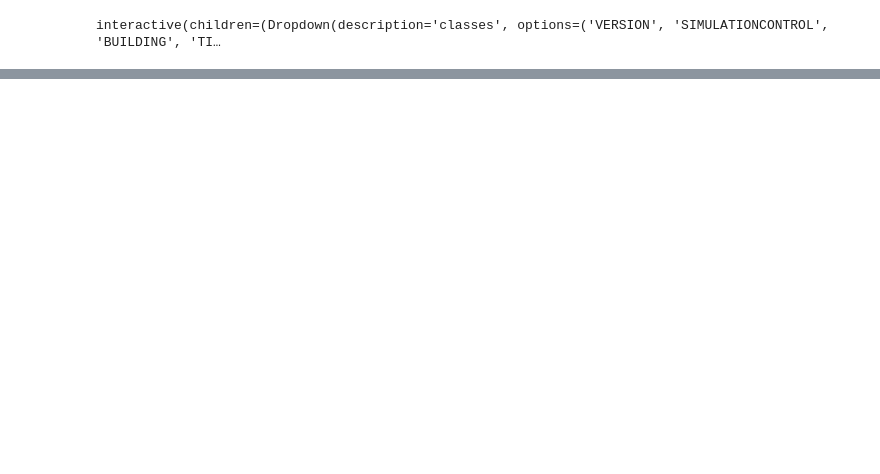
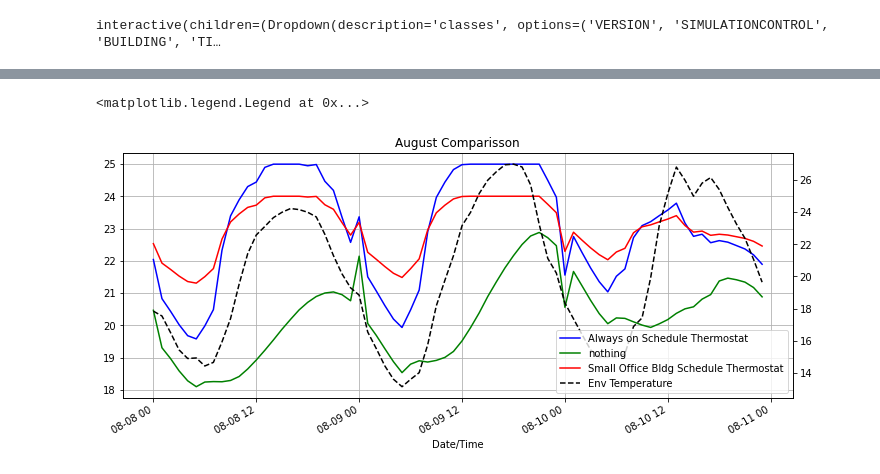
Before and after one commit to paulavmf/eppyProject, a Jupyter notebook: TemoeratureStudyplots.ipynb, the cells around one changed output, grey strips where cells are left out. Saved outputs shown, nothing was run; the diff lists cells and outputs as text; code cells hidden in the pictures; blank space fills up the shorter version.

```diff
--- a/TemoeratureStudyplots.ipynb
+++ b/TemoeratureStudyplots.ipynb
@@ -364,0 +336,23 @@ data5 = eso_to_ts('studies/TemperatureStudy5/eplusout.csv')
+# %%
+data5_sd = data5[(data5.index.month == 8) & ((data5.index.day == 8)|(data5.index.day == 9)|(data5.index.day == 10))].iloc[:,1]
+data6_sd = data6[(data6.index.month == 8) & ((data6.index.day == 8)|(data6.index.day == 9)|(data6.index.day == 10))].iloc[:,1]
+data_env_sd = data_env[(data_env.index.month == 8) & ((data_env.index.day == 8)|(data_env.index.day == 9)|(data_env.index.day == 10))]
+# %%
+plt.figure(figsize=(12,5))
+plt.xlabel('Number of requests every 10 minutes')
+
+ax1 = data5_sd.plot(color='blue', grid=True, label='Always on Schedule Thermostat')
+ax2 = data6_sd.plot(color='red', grid=True, secondary_y=True, label='Small Office Bldg Schedule Thermostat')
+ax3 = data_env_sd.plot(linestyle = '--',color='black', grid=True, secondary_y=True, label='Env Temperature')
+ax4 = data1_sd.plot(color='green', grid=True, label='nothing')
+
+
+
+h1, l1 = ax1.get_legend_handles_labels()
+h2, l2 = ax2.get_legend_handles_labels()
+h3, l3 = ax3.get_legend_handles_labels()
+plt.title('August Comparisson')
+plt.legend(h1+h2, l1+l2, loc=0)
+# %% [output]
+<matplotlib.legend.Legend at 0x...>
+[figure, added]
```
Also changed, not shown: parts of 29 cells of this notebook, 1 other file.
